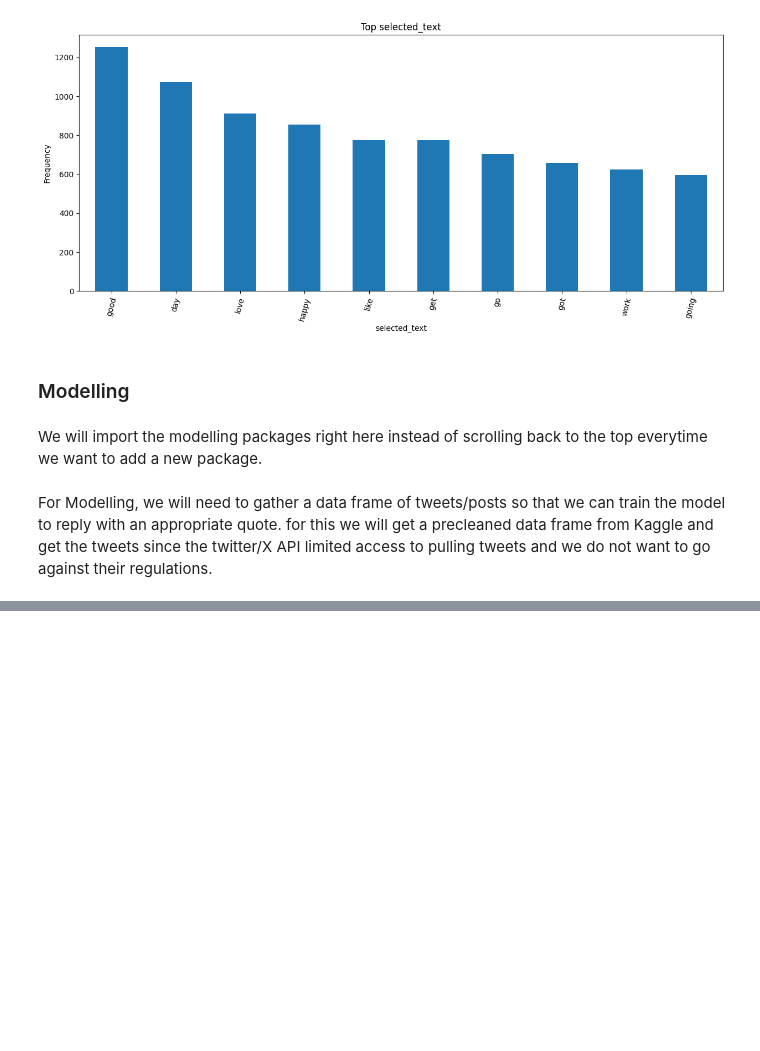
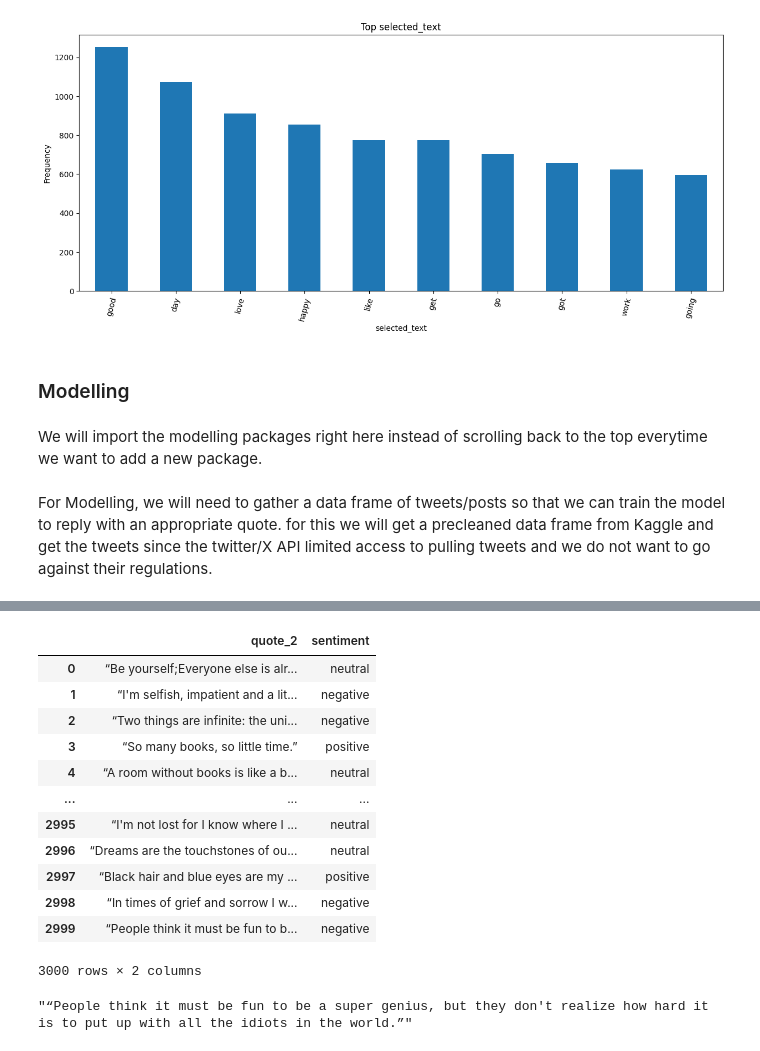
Before and after one commit to I-Macharia/Everyday_Quotes, a Jupyter notebook: Quotes.ipynb, the cells around one changed output, grey strips where cells are left out. Cells and saved outputs as stored; diff of their text form; code cells hidden in the pictures; blank space fills up the shorter version.

Commit message:
Added some markdowns, added textblob for sentiment analysis for quotes

```diff
--- a/Quotes.ipynb
+++ b/Quotes.ipynb
@@ -695,0 +705,31 @@ print(tweets_sample[['text', 'recommended_quote']])
+# %%
+def get_sentiment_category(polarity):
+    if polarity > 0:
+        return "positive"
+    elif polarity < 0:
+        return "negative"
+    else:
+        return "neutral"
+
+# Perform sentiment analysis and add a new column with the sentiment category
+quotes_2['sentiment'] = quotes_2['quote_2'].apply(lambda x: get_sentiment_category(TextBlob(x).sentiment.polarity))
+# %%
+quotes_2[['quote_2','sentiment']]
+# %% [output]
+|  | quote_2 | sentiment |
+| 0 | “Be yourself;Everyone else is alr... | neutral |
+| 1 | “I'm selfish, impatient and a lit... | negative |
+| 2 | “Two things are infinite: the uni... | negative |
+| 3 | “So many books, so little time.” | positive |
+| 4 | “A room without books is like a b... | neutral |
+| ... | ... | ... |
+| 2995 | “I'm not lost for I know where I ... | neutral |
+| 2996 | “Dreams are the touchstones of ou... | neutral |
+| 2997 | “Black hair and blue eyes are my ... | positive |
+| 2998 | “In times of grief and sorrow I w... | negative |
+| 2999 | “People think it must be fun to b... | negative |
+3000 rows × 2 columns
+# %%
+quotes_2['quote_2'][2999]
+# %% [output]
+"“People think it must be fun to be a super genius, but they don't realize how hard it is to put up with all the idiots in the world.”"
```
Also changed, not shown: parts of 20 cells of this notebook.
